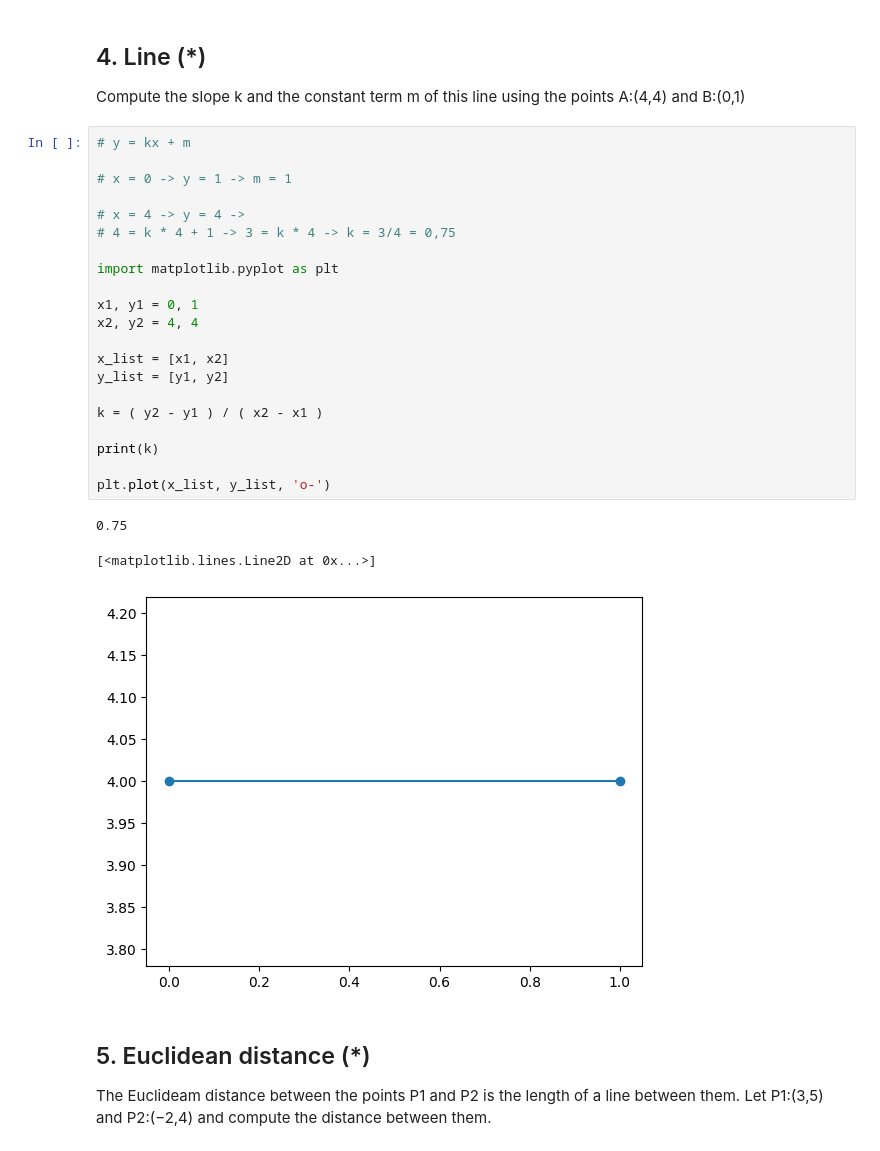
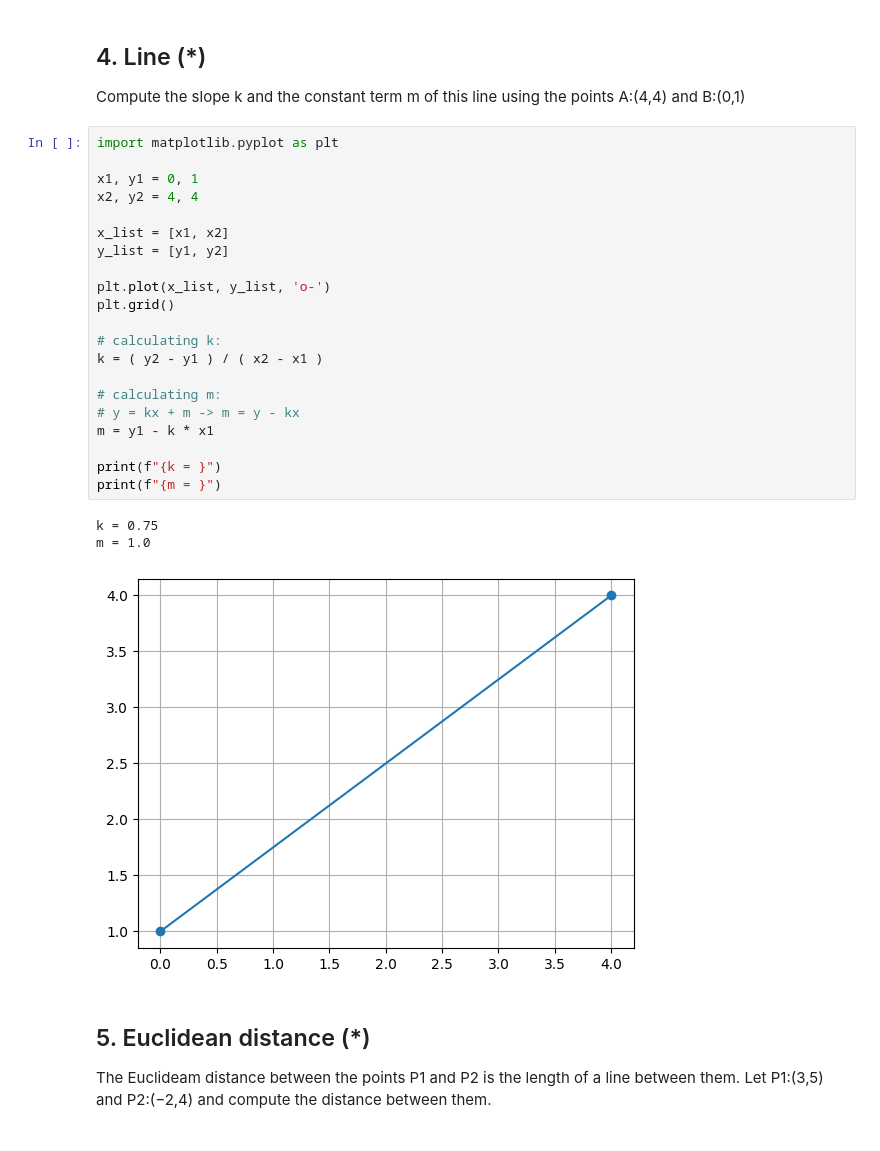
Before and after one commit to Andreas-Svensson/python, a Jupyter notebook: Exercises/E00-count-with-python.ipynb, the cells around one changed output. Saved outputs shown, nothing was run; the diff lists cells and outputs as text.

```diff
--- a/Exercises/E00-count-with-python.ipynb
+++ b/Exercises/E00-count-with-python.ipynb
@@ -129,30 +129,30 @@ Yes, it is a good method for calculating the accuracy
 
 Compute the slope  k  and the constant term  m  of this line using the points  A:(4,4)  and  B:(0,1)
 # %%
-# y = kx + m
-
-# x = 0 -> y = 1 -> m = 1
-
-# x = 4 -> y = 4 ->
-# 4 = k * 4 + 1 -> 3 = k * 4 -> k = 3/4 = 0,75
-
 import matplotlib.pyplot as plt
 
 x1, y1 = 0, 1
 x2, y2 = 4, 4
 
 x_list = [x1, x2]
 y_list = [y1, y2]
 
+plt.plot(x_list, y_list, 'o-')
+plt.grid()
+
+# calculating k:
 k = ( y2 - y1 ) / ( x2 - x1 )
 
-print(k)
+# calculating m:
+# y = kx + m -> m = y - kx
+m = y1 - k * x1
 
-plt.plot(x_list, y_list, 'o-')
+print(f"{k = }")
+print(f"{m = }")
 # %% [output]
-0.75
+k = 0.75
+m = 1.0
-[<matplotlib.lines.Line2D at 0x...>]
-[figure, old version]
+[figure, new version]
 # %% [markdown]
 ## 5. Euclidean distance (*)
 
```
Also changed, not shown: parts of 2 cells of this notebook.
